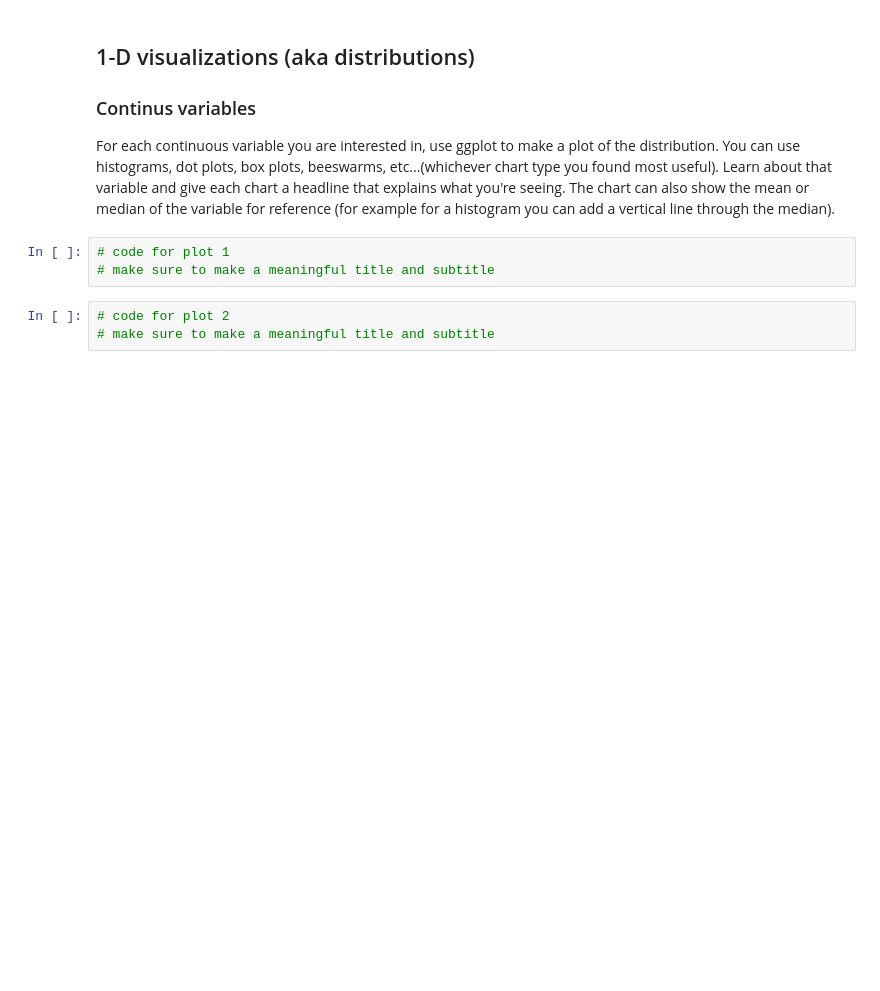
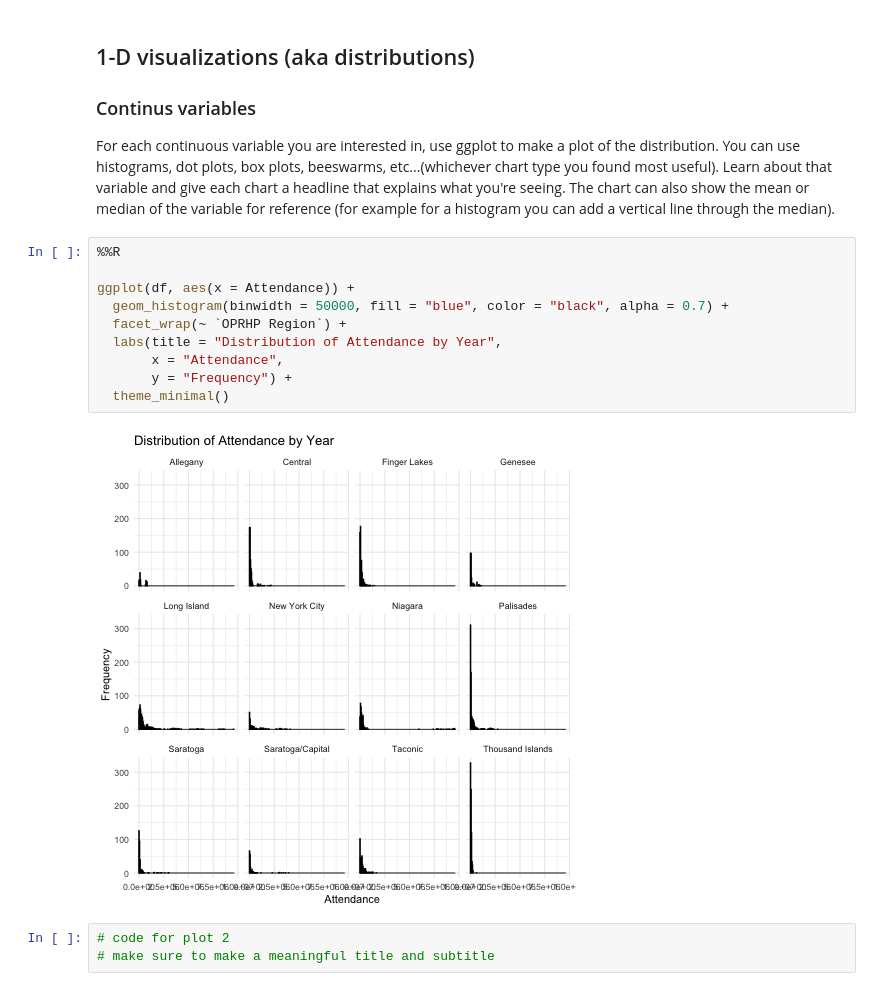
Before and after one commit to yatingw24/pitch, a Jupyter notebook: distributions.ipynb, the cells around one changed output. Cells and saved outputs as stored; diff of their text form; blank space fills up the shorter version.

```diff
--- a/distributions.ipynb
+++ b/distributions.ipynb
@@ -94,9 +186,18 @@ mtcars %>%
 ### Continus variables
 
 For each continuous variable you are interested in, use ggplot to make a plot of the distribution. You can use histograms, dot plots, box plots, beeswarms, etc...(whichever chart type you found most useful). Learn about that variable and give each chart a headline that explains what you're seeing. The chart can also show the mean or median of the variable for reference (for example for a histogram you can add a vertical line through the median).
-# %%
-# code for plot 1
-# make sure to make a meaningful title and subtitle
+# %%
+%%R
+
+ggplot(df, aes(x = Attendance)) +
+  geom_histogram(binwidth = 50000, fill = "blue", color = "black", alpha = 0.7) +
+  facet_wrap(~ `OPRHP Region`) +
+  labs(title = "Distribution of Attendance by Year",
+       x = "Attendance",
+       y = "Frequency") +
+  theme_minimal()
+# %% [output]
+[figure, added]
 # %%
 # code for plot 2
 # make sure to make a meaningful title and subtitle
```
Also changed, not shown: parts of 7 cells of this notebook.
